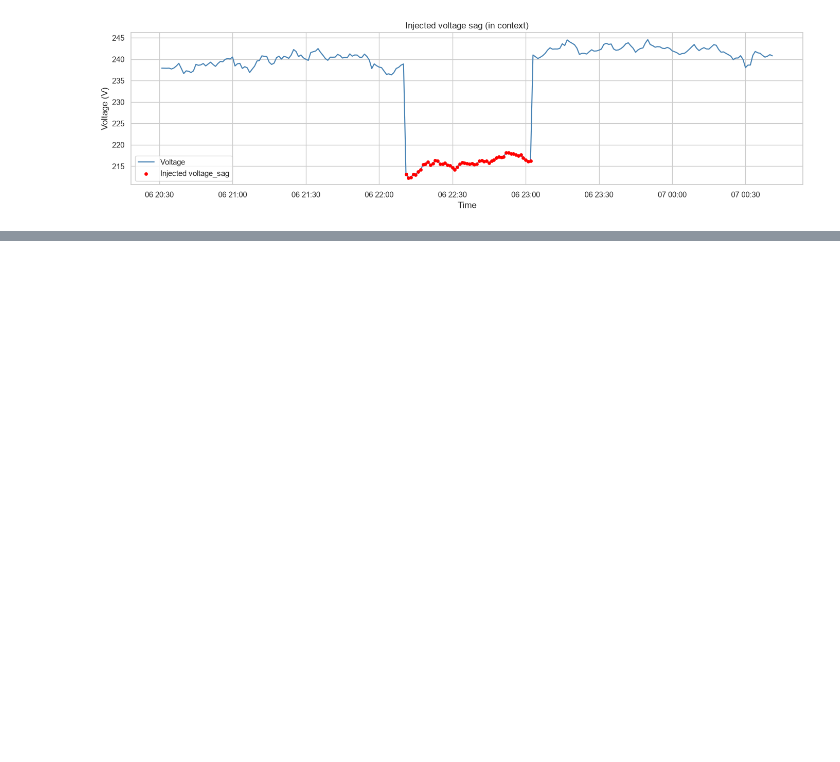
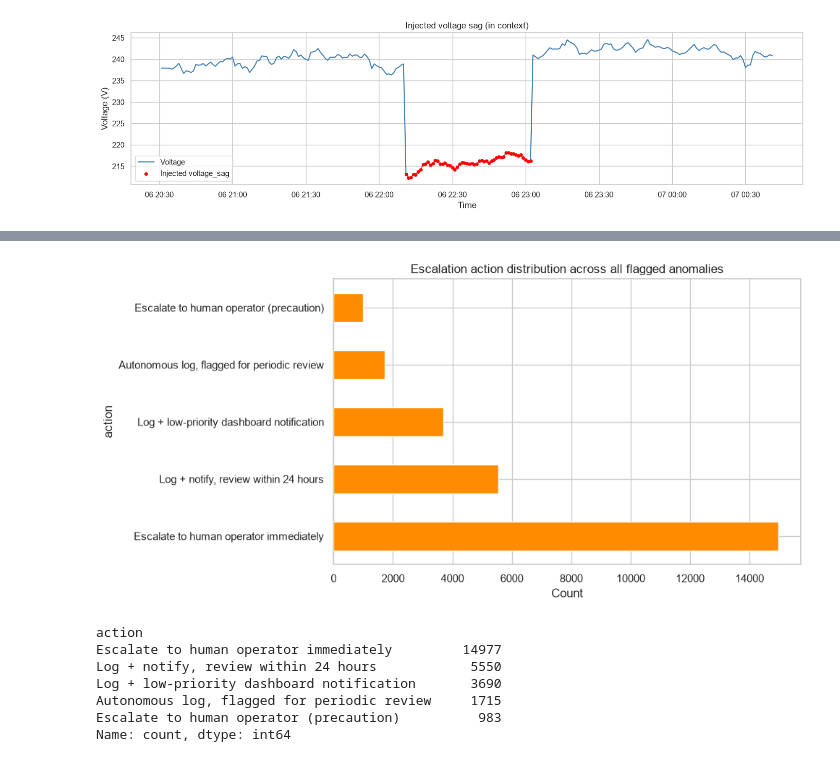
Before and after one commit to YasmineJaoua/energymind-tunisia, a Jupyter notebook: notebooks/01_eda.ipynb, the cells around one changed output, grey strips where cells are left out. Saved outputs shown, nothing was run; the diff lists cells and outputs as text; code cells hidden in the pictures; blank space fills up the shorter version.

```diff
--- a/notebooks/01_eda.ipynb
+++ b/notebooks/01_eda.ipynb
@@ -159,0 +209,42 @@ plt.show()
+# %%
+import sys
+sys.path.append("..")  # so we can import from src/
+import importlib
+from src.escalation import escalation_logic
+importlib.reload(escalation_logic)
+from src.escalation.escalation_logic import decide_action, get_impact
+
+DISCRIM_FEATURES = ["physical_inconsistency", "rolling_std", "outage_flag", "rate_of_change"]
+
+expected_power = (anomalous["Voltage"] * anomalous["Global_intensity"] * anomalous["power_factor"] / 1000)
+denom = expected_power.abs().clip(lower=0.05)
+anomalous["physical_inconsistency"] = (anomalous["Global_active_power"] - expected_power).abs() / denom
+anomalous["outage_flag"] = (
+    (anomalous["Voltage"] < 1.0) & (anomalous["Global_active_power"] < 1.0) & (anomalous["Global_intensity"] < 1.0)
+).astype(int)
+
+X = anomalous[DISCRIM_FEATURES].fillna(0)
+anomalous["predicted_verdict"] = explainer_clf.predict(X)
+anomalous["confidence"] = explainer_clf.predict_proba(X).max(axis=1)
+
+anomalous["action"] = anomalous.apply(
+    lambda row: decide_action(row["confidence"], row["anomaly_type"]).value, axis=1
+)
+
+fig, ax = plt.subplots(figsize=(10, 5))
+anomalous["action"].value_counts().plot(kind="barh", ax=ax, color="darkorange")
+ax.set_title("Escalation action distribution across all flagged anomalies")
+ax.set_xlabel("Count")
+plt.tight_layout()
+plt.show()
+
+print(anomalous["action"].value_counts())
+# %% [output]
+[figure, added]
+action
+Escalate to human operator immediately         14977
+Log + notify, review within 24 hours            5550
+Log + low-priority dashboard notification       3690
+Autonomous log, flagged for periodic review     1715
+Escalate to human operator (precaution)          983
+Name: count, dtype: int64
```
Also changed, not shown: parts of 5 cells of this notebook, 2 other files.
